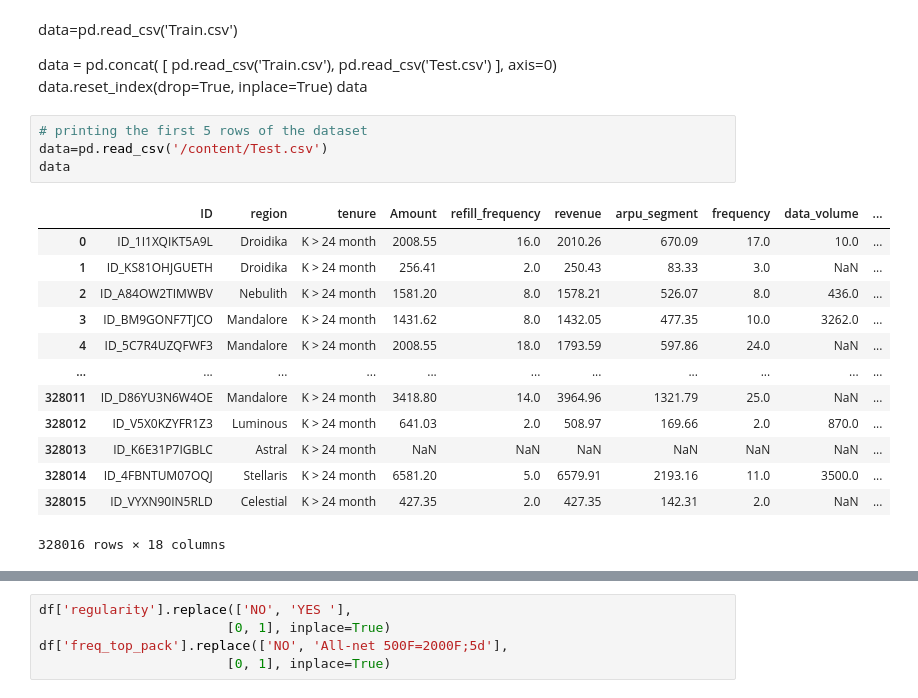
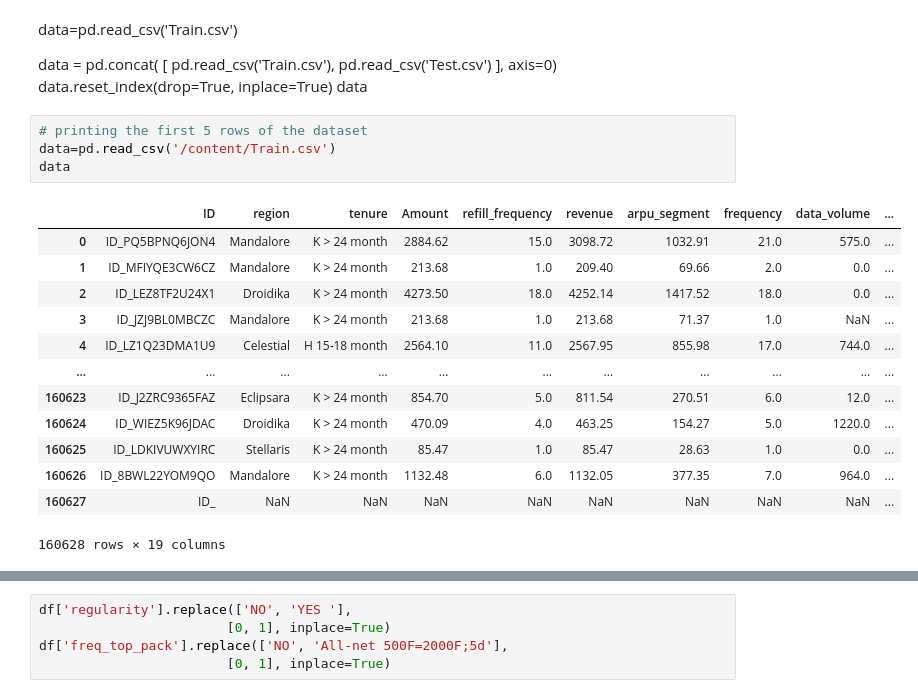
Before and after one commit to viruszig-cyber/SasolCustomerRetentionRecruitmentCompetition, a Jupyter notebook: sasol.ipynb, the cells around one changed output, grey strips where cells are left out. Cells and saved outputs as stored; diff of their text form.

```diff
--- a/sasol.ipynb
+++ b/sasol.ipynb
@@ -45,21 +45,21 @@ data.reset_index(drop=True, inplace=True)
 data
 # %%
 # printing the first 5 rows of the dataset
-data=pd.read_csv('/content/Test.csv')
+data=pd.read_csv('/content/Train.csv')
 data
 # %% [output]
 |  | ID | region | tenure | Amount | refill_frequency | revenue | arpu_segment | frequency | data_volume | ... |
-| 0 | ID_1I1XQIKT5A9L | Droidika | K > 24 month | 2008.55 | 16.0 | 2010.26 | 670.09 | 17.0 | 10.0 | ... |
-| 1 | ID_KS81OHJGUETH | Droidika | K > 24 month | 256.41 | 2.0 | 250.43 | 83.33 | 3.0 | NaN | ... |
-| 2 | ID_A84OW2TIMWBV | Nebulith | K > 24 month | 1581.20 | 8.0 | 1578.21 | 526.07 | 8.0 | 436.0 | ... |
-| 3 | ID_BM9GONF7TJCO | Mandalore | K > 24 month | 1431.62 | 8.0 | 1432.05 | 477.35 | 10.0 | 3262.0 | ... |
-| 4 | ID_5C7R4UZQFWF3 | Mandalore | K > 24 month | 2008.55 | 18.0 | 1793.59 | 597.86 | 24.0 | NaN | ... |
+| 0 | ID_PQ5BPNQ6JON4 | Mandalore | K > 24 month | 2884.62 | 15.0 | 3098.72 | 1032.91 | 21.0 | 575.0 | ... |
+| 1 | ID_MFIYQE3CW6CZ | Mandalore | K > 24 month | 213.68 | 1.0 | 209.40 | 69.66 | 2.0 | 0.0 | ... |
+| 2 | ID_LEZ8TF2U24X1 | Droidika | K > 24 month | 4273.50 | 18.0 | 4252.14 | 1417.52 | 18.0 | 0.0 | ... |
+| 3 | ID_JZJ9BL0MBCZC | Mandalore | K > 24 month | 213.68 | 1.0 | 213.68 | 71.37 | 1.0 | NaN | ... |
+| 4 | ID_LZ1Q23DMA1U9 | Celestial | H 15-18 month | 2564.10 | 11.0 | 2567.95 | 855.98 | 17.0 | 744.0 | ... |
 | ... | ... | ... | ... | ... | ... | ... | ... | ... | ... | ... |
-| 328011 | ID_D86YU3N6W4OE | Mandalore | K > 24 month | 3418.80 | 14.0 | 3964.96 | 1321.79 | 25.0 | NaN | ... |
-| 328012 | ID_V5X0KZYFR1Z3 | Luminous | K > 24 month | 641.03 | 2.0 | 508.97 | 169.66 | 2.0 | 870.0 | ... |
-| 328013 | ID_K6E31P7IGBLC | Astral | K > 24 month | NaN | NaN | NaN | NaN | NaN | NaN | ... |
-| 328014 | ID_4FBNTUM07OQJ | Stellaris | K > 24 month | 6581.20 | 5.0 | 6579.91 | 2193.16 | 11.0 | 3500.0 | ... |
-| 328015 | ID_VYXN90IN5RLD | Celestial | K > 24 month | 427.35 | 2.0 | 427.35 | 142.31 | 2.0 | NaN | ... |
+| 160623 | ID_J2ZRC9365FAZ | Eclipsara | K > 24 month | 854.70 | 5.0 | 811.54 | 270.51 | 6.0 | 12.0 | ... |
+| 160624 | ID_WIEZ5K96JDAC | Droidika | K > 24 month | 470.09 | 4.0 | 463.25 | 154.27 | 5.0 | 1220.0 | ... |
+| 160625 | ID_LDKIVUWXYIRC | Stellaris | K > 24 month | 85.47 | 1.0 | 85.47 | 28.63 | 1.0 | 0.0 | ... |
+| 160626 | ID_8BWL22YOM9QO | Mandalore | K > 24 month | 1132.48 | 6.0 | 1132.05 | 377.35 | 7.0 | 964.0 | ... |
+| 160627 | ID_ | NaN | NaN | NaN | NaN | NaN | NaN | NaN | NaN | ... |
-328016 rows × 18 columns
+160628 rows × 19 columns
 # %%
 data.isnull().sum()
```
Also changed, not shown: parts of 8 cells of this notebook.
